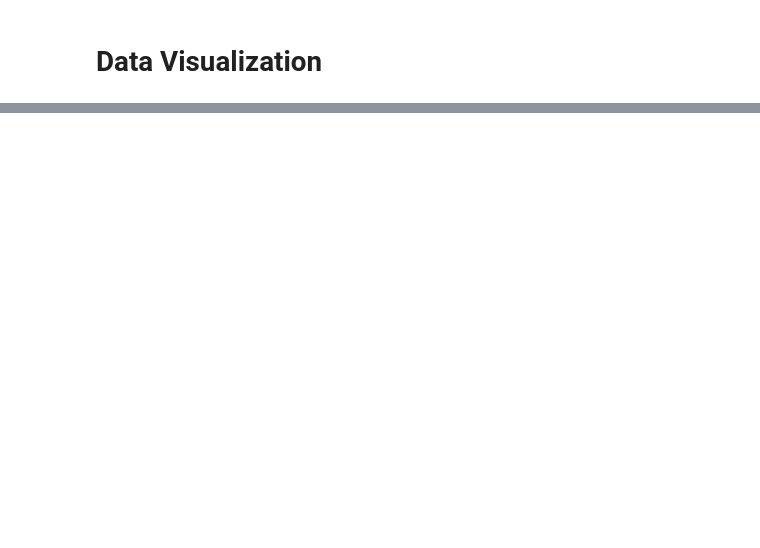
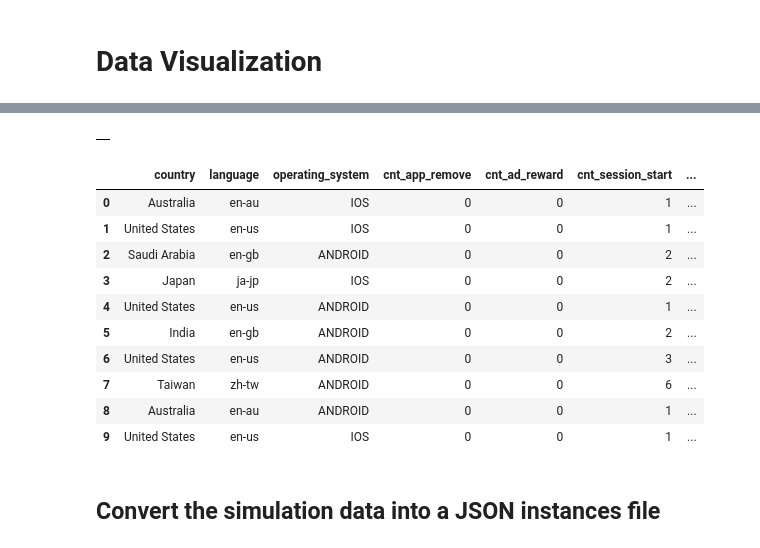
Before and after one commit to Aksh-Narayana/User-Retention-Prediction-Application, a Jupyter notebook: User_Retention_Prediction_Application_ipynb.ipynb, the cells around one changed output, grey strips where cells are left out. Drawn from its saved outputs; the diff is of its cells as text; code cells hidden in the pictures; blank space fills up the shorter version.

```diff
--- a/User_Retention_Prediction_Application_ipynb.ipynb
+++ b/User_Retention_Prediction_Application_ipynb.ipynb
@@ -888,0 +1107,37 @@ df_roc.plot(x="false_positive_rate", y="recall", title="AUC-ROC curve")
+# %%
+%%bigquery --project $PROJECT_ID
+
+CREATE OR REPLACE VIEW bqmlga4.simulation_data AS (
+
+SELECT
+  *
+FROM
+  `cmpe-272-test.bqmlga4.train_neww`
+ORDER BY
+  user_last_engagement DESC
+LIMIT
+  10
+);
+# %% [output]
+|  |
+# %%
+%%bigquery --project $PROJECT_ID
+
+SELECT
+  *
+FROM
+  `cmpe-272-test.bqmlga4.simulation_data`
+# %% [output]
+|  | country | language | operating_system | cnt_app_remove | cnt_ad_reward | cnt_session_start | ... |
+| 0 | Australia | en-au | IOS | 0 | 0 | 1 | ... |
+| 1 | United States | en-us | IOS | 0 | 0 | 1 | ... |
+| 2 | Saudi Arabia | en-gb | ANDROID | 0 | 0 | 2 | ... |
+| 3 | Japan | ja-jp | IOS | 0 | 0 | 2 | ... |
+| 4 | United States | en-us | ANDROID | 0 | 0 | 1 | ... |
+| 5 | India | en-gb | ANDROID | 0 | 0 | 2 | ... |
+| 6 | United States | en-us | ANDROID | 0 | 0 | 3 | ... |
+| 7 | Taiwan | zh-tw | ANDROID | 0 | 0 | 6 | ... |
+| 8 | Australia | en-au | ANDROID | 0 | 0 | 1 | ... |
+| 9 | United States | en-us | IOS | 0 | 0 | 1 | ... |
+# %% [markdown]
+## Convert the simulation data into a JSON instances file
```
Also changed, not shown: parts of 38 cells of this notebook.
